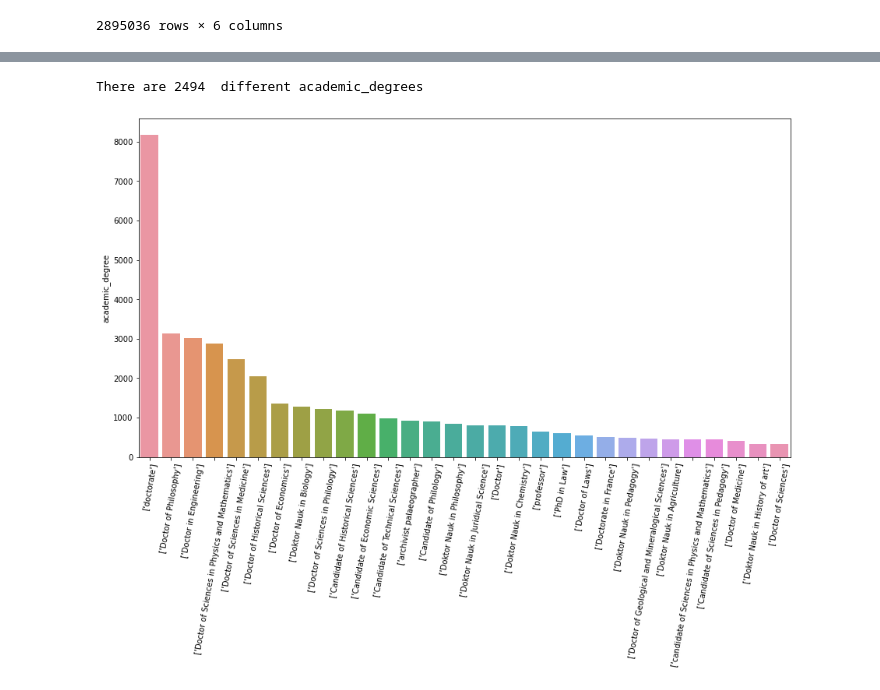
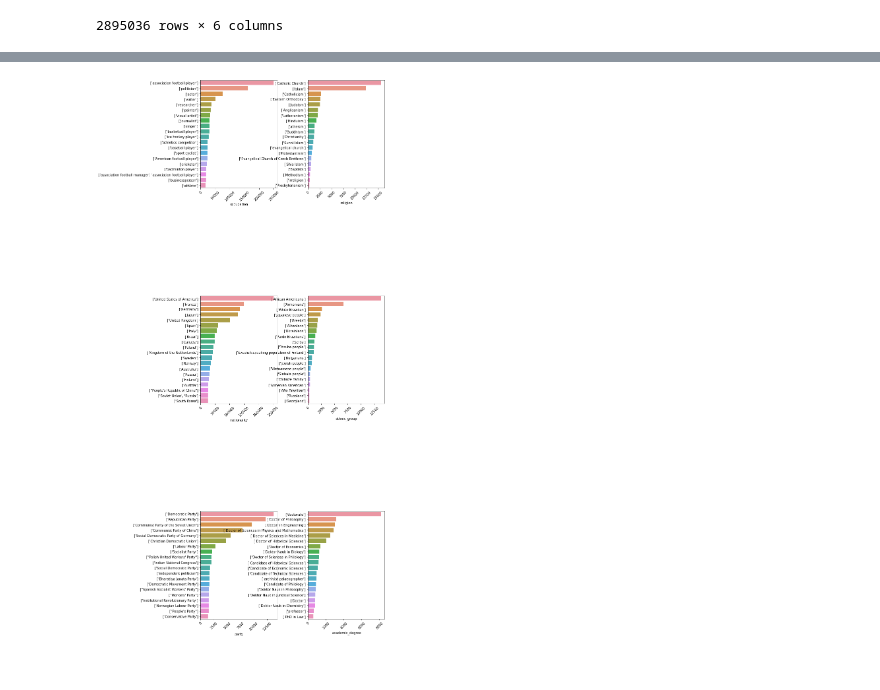
Before and after one commit to epfl-ada/ada-2021-project-avada-kedavra, a Jupyter notebook: main.ipynb, the cells around one changed output, grey strips where cells are left out. Saved outputs shown, nothing was run; the diff lists cells and outputs as text; code cells hidden in the pictures.

```diff
--- a/main.ipynb
+++ b/main.ipynb
@@ -514,15 +450,19 @@ There are 11433  different parties
-# %%
-#for academic_degrees
-academic_degrees = speakers.academic_degree.explode().value_counts()
-academic_degrees = academic_degrees.drop('[]')
-
-print("There are {}  different academic_degrees ".format(academic_degrees.size))
-
-plot_serie(academic_degrees)
-one_hot(academic_degrees.index.tolist()[0:20])
-# %% [output]
-There are 2494  different academic_degrees
-[figure, removed]
+# %%
+index = [[0,0],[0,1],[1,0],[1,1], [2,0], [2,1]]
+
+fig, axs = plt.subplots(3,2, figsize=(10,30))
+plt.subplots_adjust(wspace=0.4, hspace=1)
+
+for idx, column in enumerate(columns_eval):
+    subdata=speakers[column].explode().value_counts().drop('[]')
+    sns.barplot(y= subdata.head(20).index, x = subdata.head(20), ax = axs[index[idx][0]][index[idx][1]])
+    axs[index[idx][0]][index[idx][1]].tick_params(labelrotation=45, axis='x')
+    #one_hot(subdata.index.tolist()[0:20], column)
+
+
+plt.show()
+# %% [output]
+[figure, added]
 # %%
 speakers.head(10)
 # %% [output]
```
Also changed, not shown: parts of 9 cells of this notebook.
